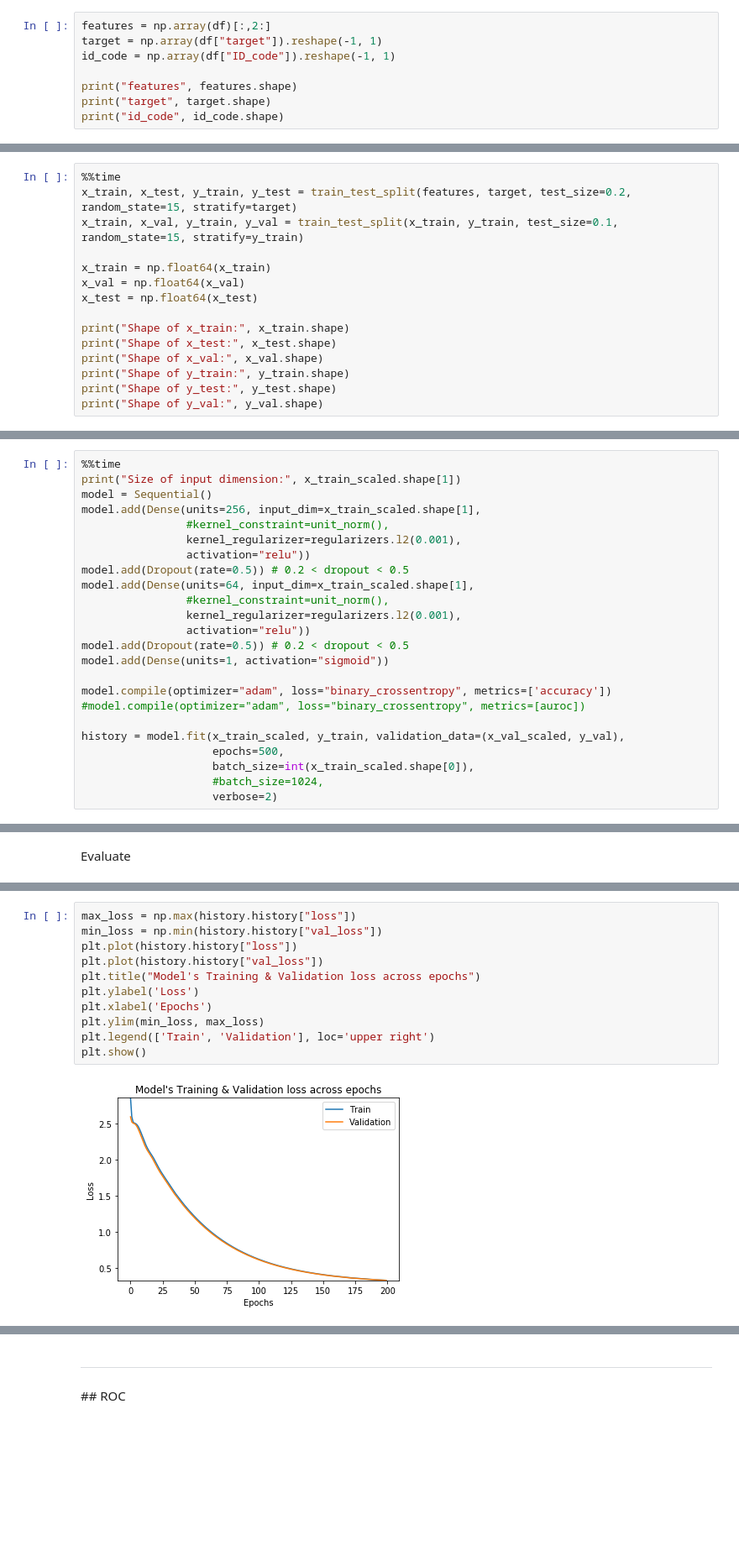
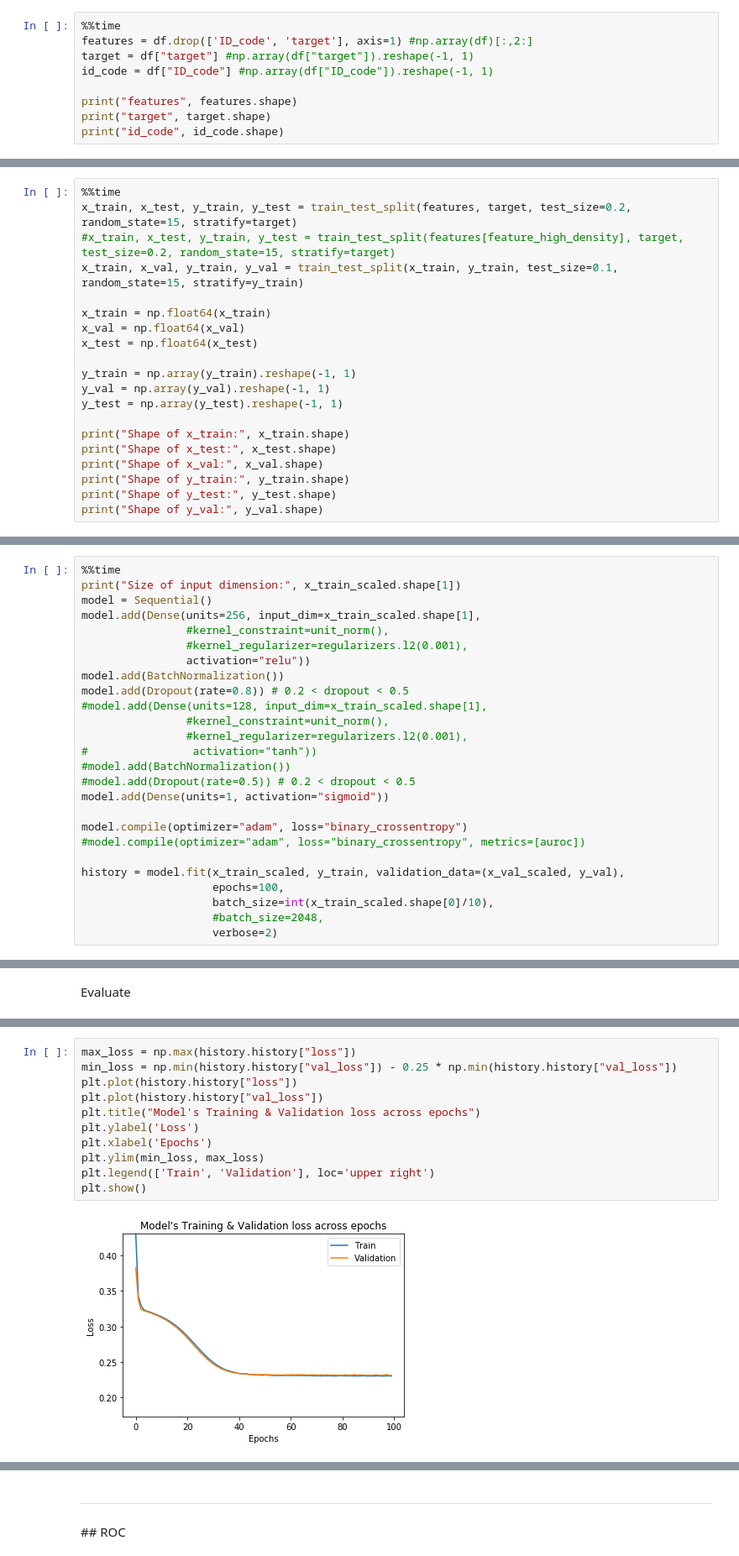
Before and after one commit to markokole/Santander-Customer-Transaction-Prediction, a Jupyter notebook: Classification with NN.ipynb, the cells around one changed output, grey strips where cells are left out. Shown at 84% size. Cells and saved outputs as stored; diff of their text form; blank space fills up the shorter version.

```diff
--- a/Classification with NN.ipynb
+++ b/Classification with NN.ipynb
@@ -35,9 +44,10 @@ df.head(5)
 # %% [markdown]
 Divide features, target and id_code
 # %%
-features = np.array(df)[:,2:]
-target = np.array(df["target"]).reshape(-1, 1)
-id_code = np.array(df["ID_code"]).reshape(-1, 1)
+%%time
+features = df.drop(['ID_code', 'target'], axis=1) #np.array(df)[:,2:]
+target = df["target"] #np.array(df["target"]).reshape(-1, 1)
+id_code = df["ID_code"] #np.array(df["ID_code"]).reshape(-1, 1)
 
 print("features", features.shape)
 print("target", target.shape)
@@ -127,11 +150,16 @@ from sklearn.model_selection import train_test_split
 # %%
 %%time
 x_train, x_test, y_train, y_test = train_test_split(features, target, test_size=0.2, random_state=15, stratify=target)
+#x_train, x_test, y_train, y_test = train_test_split(features[feature_high_density], target, test_size=0.2, random_state=15, stratify=target)
 x_train, x_val, y_train, y_val = train_test_split(x_train, y_train, test_size=0.1, random_state=15, stratify=y_train)
 
 x_train = np.float64(x_train)
 x_val = np.float64(x_val)
 x_test = np.float64(x_test)
+
+y_train = np.array(y_train).reshape(-1, 1)
+y_val = np.array(y_val).reshape(-1, 1)
+y_test = np.array(y_test).reshape(-1, 1)
 
 print("Shape of x_train:", x_train.shape)
 print("Shape of x_test:", x_test.shape)
@@ -187,23 +216,25 @@ print("Size of input dimension:", x_train_scaled.shape[1])
 model = Sequential()
 model.add(Dense(units=256, input_dim=x_train_scaled.shape[1],
                 #kernel_constraint=unit_norm(),
-                kernel_regularizer=regularizers.l2(0.001),
+                #kernel_regularizer=regularizers.l2(0.001),
                 activation="relu"))
-model.add(Dropout(rate=0.5)) # 0.2 < dropout < 0.5
-model.add(Dense(units=64, input_dim=x_train_scaled.shape[1],
+model.add(BatchNormalization())
+model.add(Dropout(rate=0.8)) # 0.2 < dropout < 0.5
+#model.add(Dense(units=128, input_dim=x_train_scaled.shape[1],
                 #kernel_constraint=unit_norm(),
-                kernel_regularizer=regularizers.l2(0.001),
-                activation="relu"))
-model.add(Dropout(rate=0.5)) # 0.2 < dropout < 0.5
+                #kernel_regularizer=regularizers.l2(0.001),
+#                activation="tanh"))
+#model.add(BatchNormalization())
+#model.add(Dropout(rate=0.5)) # 0.2 < dropout < 0.5
 model.add(Dense(units=1, activation="sigmoid"))
 
-model.compile(optimizer="adam", loss="binary_crossentropy", metrics=['accuracy'])
+model.compile(optimizer="adam", loss="binary_crossentropy")
 #model.compile(optimizer="adam", loss="binary_crossentropy", metrics=[auroc])
 
 history = model.fit(x_train_scaled, y_train, validation_data=(x_val_scaled, y_val),
-                    epochs=500,
-                    batch_size=int(x_train_scaled.shape[0]),
-                    #batch_size=1024,
+                    epochs=100,
+                    batch_size=int(x_train_scaled.shape[0]/10),
+                    #batch_size=2048,
                     verbose=2)
 # %% [output]
 Size of input dimension: 200
@@ -330,13 +309,13 @@ Name: target, dtype: float64
 # %%
 max_loss = np.max(history.history["loss"])
-min_loss = np.min(history.history["val_loss"])
+min_loss = np.min(history.history["val_loss"]) - 0.25 * np.min(history.history["val_loss"])
 plt.plot(history.history["loss"])
 plt.plot(history.history["val_loss"])
 plt.title("Model's Training & Validation loss across epochs")
 plt.ylabel('Loss')
 plt.xlabel('Epochs')
 plt.ylim(min_loss, max_loss)
 plt.legend(['Train', 'Validation'], loc='upper right')
 plt.show()
 # %% [output]
-[figure, old version]
+[figure, new version]
```
Also changed, not shown: parts of 30 cells of this notebook.
